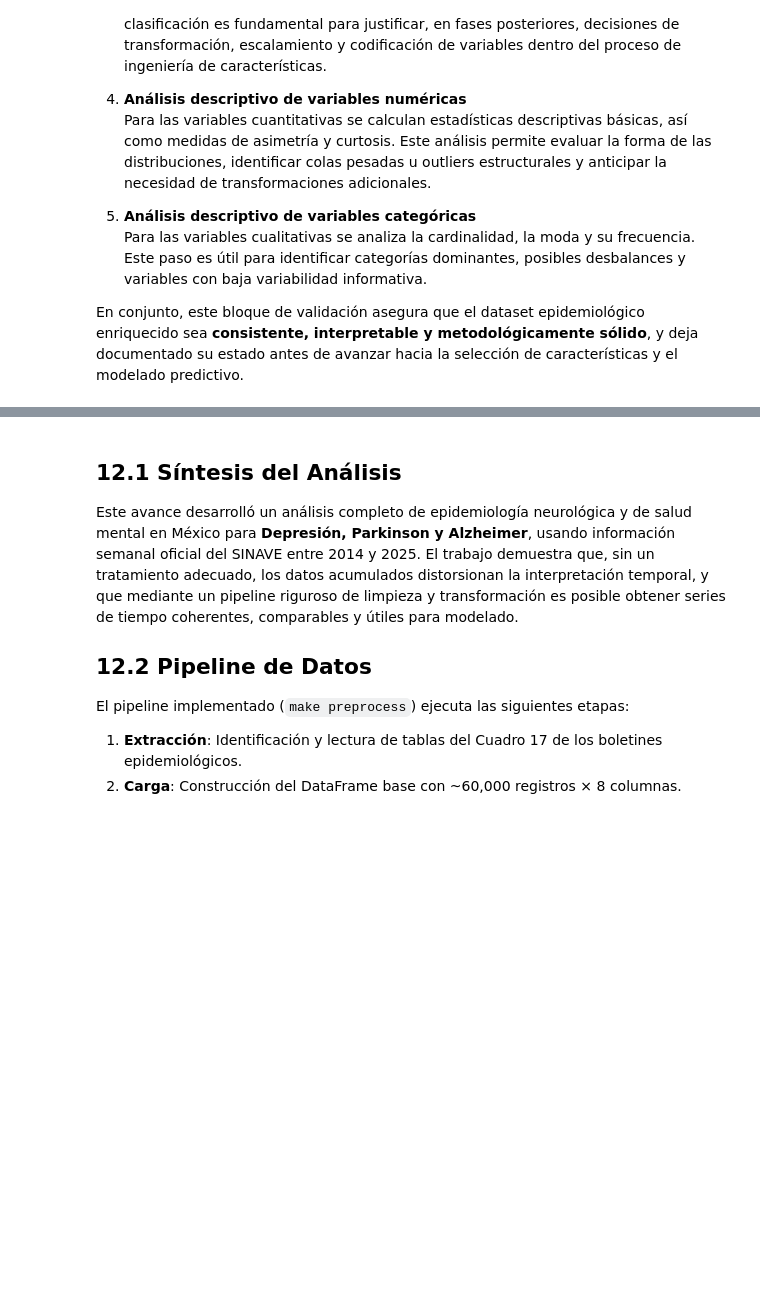
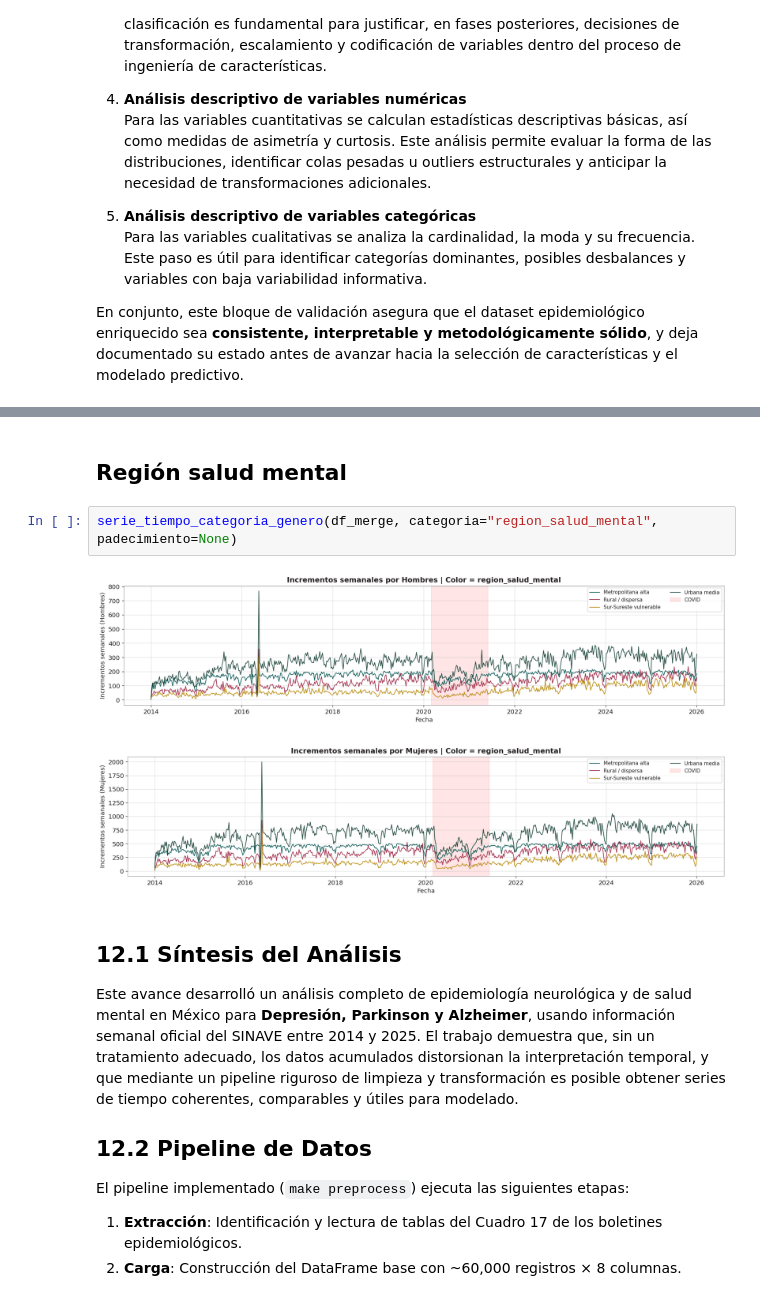
Before and after one commit to EpiForecastMX/EpiForecast-MX, a Jupyter notebook: notebooks/Avance2_Equipo01.ipynb, the cells around one changed output, grey strips where cells are left out. Saved outputs shown, nothing was run; the diff lists cells and outputs as text; blank space fills up the shorter version.

Commit message:
Added time series charts

```diff
--- a/notebooks/Avance2_Equipo01.ipynb
+++ b/notebooks/Avance2_Equipo01.ipynb
@@ -1287,3 +1346,10 @@ print("   Se identifica posible afectacion durante COVID-19 (2020-2021).")
+# %% [markdown]
+## Región salud mental
+# %%
+serie_tiempo_categoria_genero(df_merge, categoria="region_salud_mental", padecimiento=None)
+# %% [output]
+[figure, added]
+[figure, added]
 # %% [markdown]
 ## 12.1 Síntesis del Análisis
 
```
Also changed, not shown: parts of 11 cells of this notebook.
